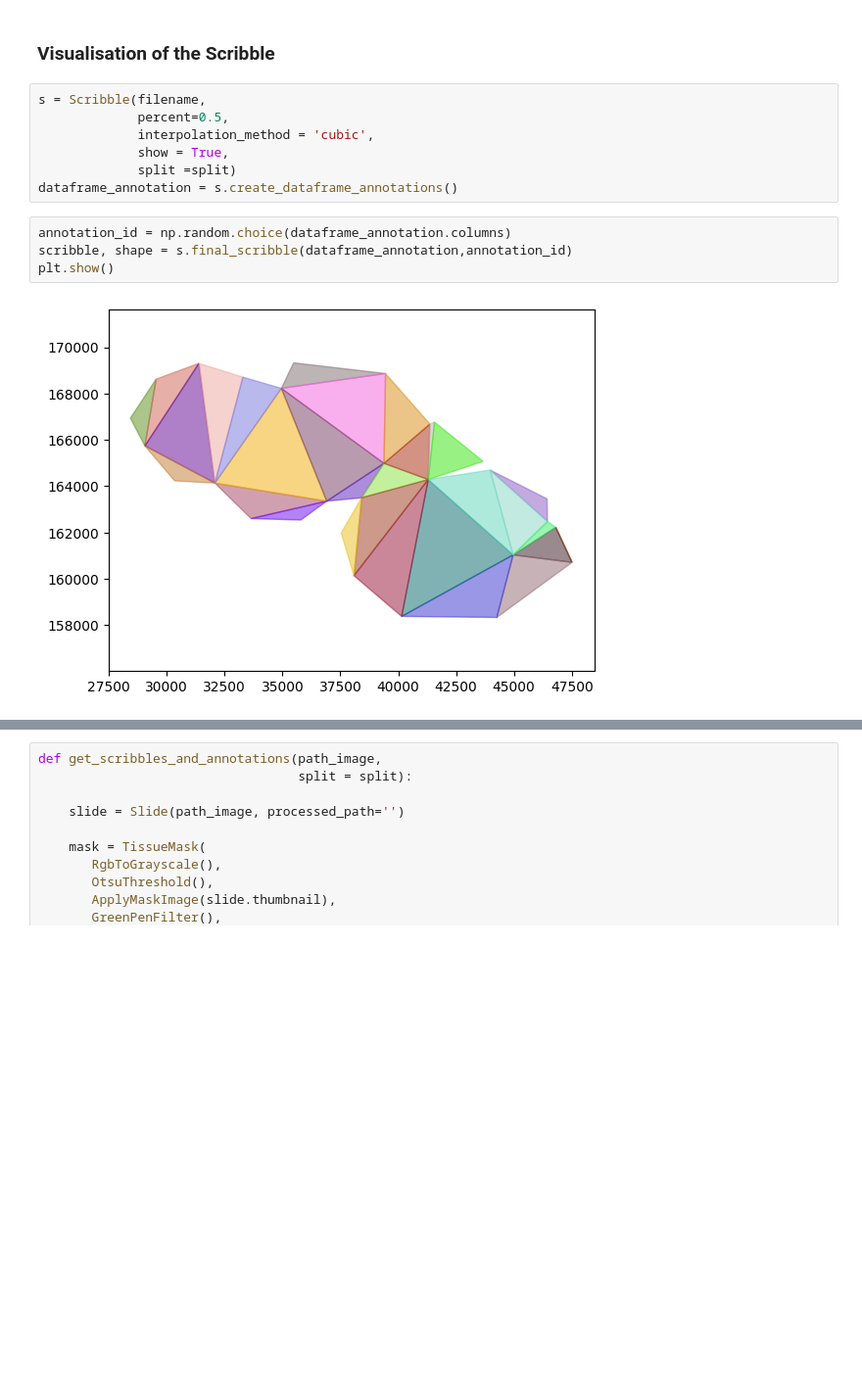
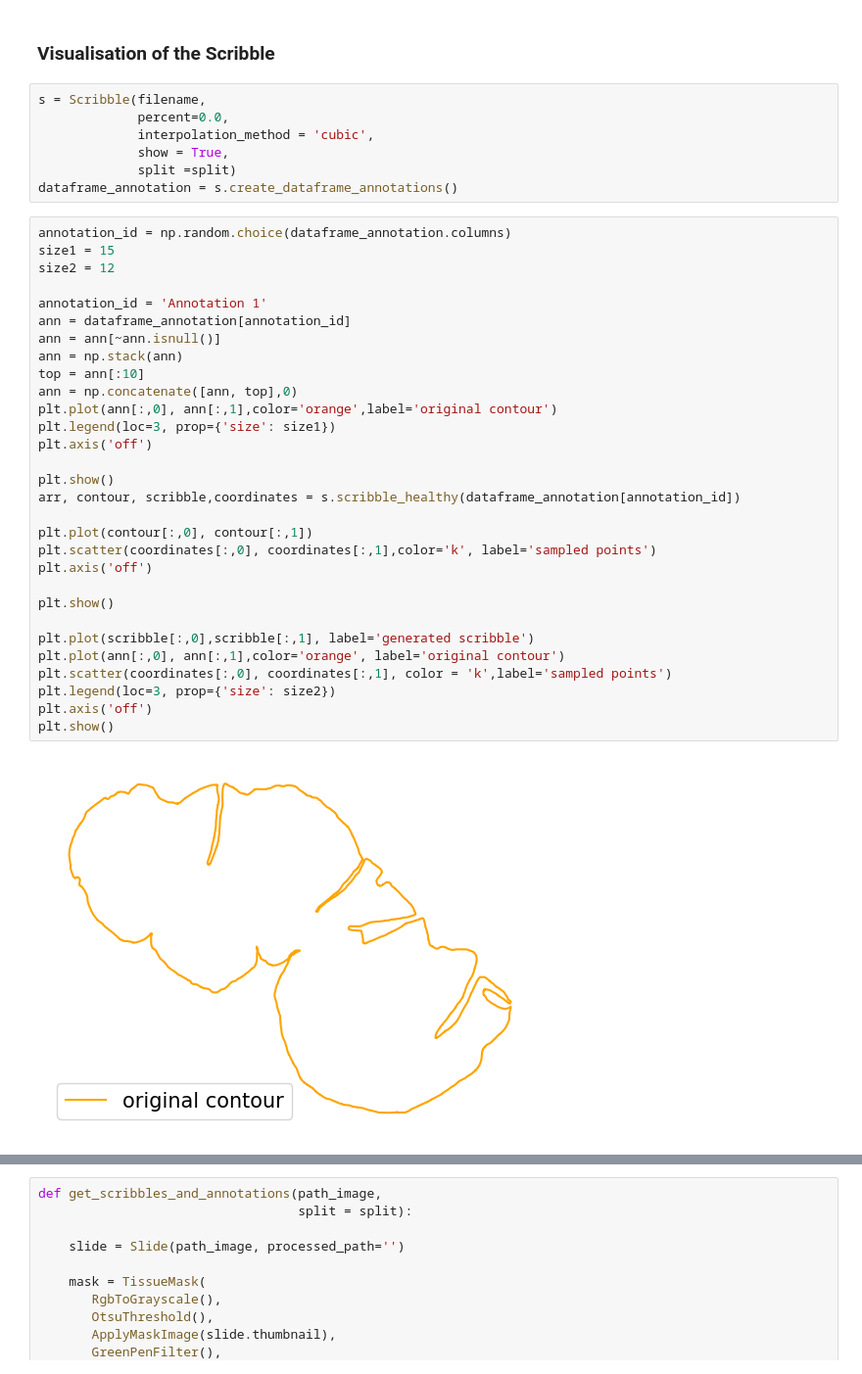
Before and after one commit to antoinehabis/WSS-UIC, a Jupyter notebook: scribble_generation/cytomine_scribble_visu.ipynb, the cells around one changed output, grey strips where cells are left out. Shown: that part at 98% size. Saved outputs shown, nothing was run; the diff lists cells and outputs as text; blank space fills up the shorter version.

```diff
--- a/scribble_generation/cytomine_scribble_visu.ipynb
+++ b/scribble_generation/cytomine_scribble_visu.ipynb
@@ -50,14 +49,40 @@ img = OpenSlide(path_image)
 ### Visualisation of the Scribble
 # %%
 s = Scribble(filename,
-             percent=0.5,
+             percent=0.0,
              interpolation_method = 'cubic',
              show = True,
              split =split)
 dataframe_annotation = s.create_dataframe_annotations()
 # %%
 annotation_id = np.random.choice(dataframe_annotation.columns)
-scribble, shape = s.final_scribble(dataframe_annotation,annotation_id)
+size1 = 15
+size2 = 12
+
+annotation_id = 'Annotation 1'
+ann = dataframe_annotation[annotation_id]
+ann = ann[~ann.isnull()]
+ann = np.stack(ann)
+top = ann[:10]
+ann = np.concatenate([ann, top],0)
+plt.plot(ann[:,0], ann[:,1],color='orange',label='original contour')
+plt.legend(loc=3, prop={'size': size1})
+plt.axis('off')
+
 plt.show()
+arr, contour, scribble,coordinates = s.scribble_healthy(dataframe_annotation[annotation_id])
+
+plt.plot(contour[:,0], contour[:,1])
+plt.scatter(coordinates[:,0], coordinates[:,1],color='k', label='sampled points')
+plt.axis('off')
+
+plt.show()
+
+plt.plot(scribble[:,0],scribble[:,1], label='generated scribble')
+plt.plot(ann[:,0], ann[:,1],color='orange', label='original contour')
+plt.scatter(coordinates[:,0], coordinates[:,1], color = 'k',label='sampled points')
+plt.legend(loc=3, prop={'size': size2})
+plt.axis('off')
+plt.show()
 # %% [output]
-[figure, old version]
+[figure, new version]
```
Also changed, not shown: parts of 6 cells of this notebook, 42 other files.
